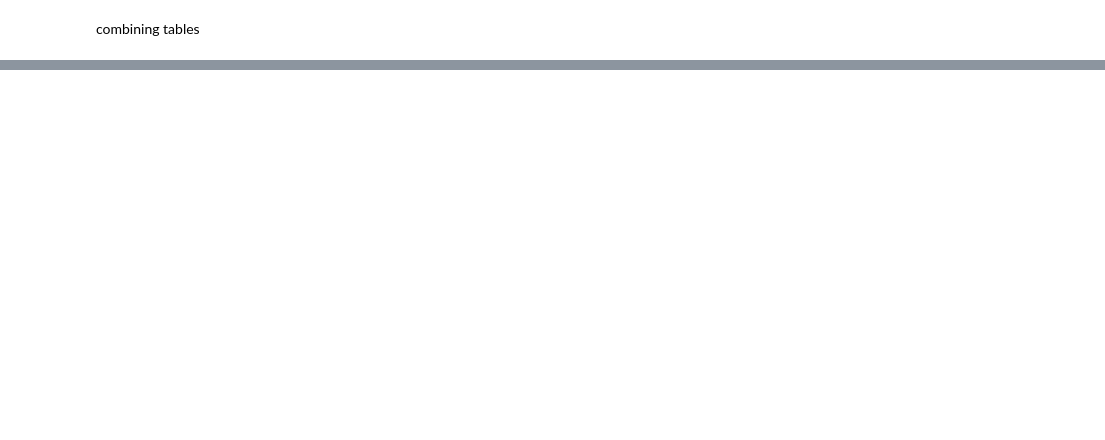
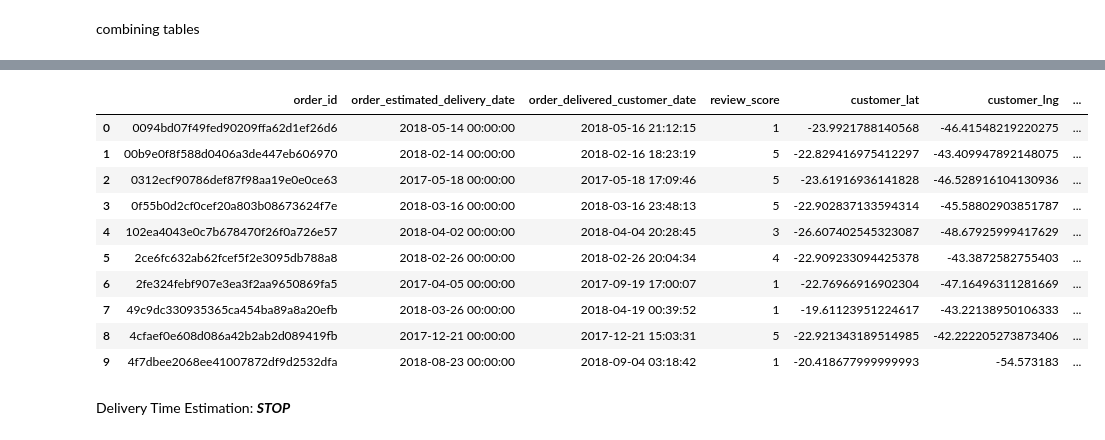
Before and after one commit to NainaAgrawal/ecommerce_sales_analysis, a Jupyter notebook: ecommerceanalysis.ipynb, the cells around one changed output, grey strips where cells are left out. Drawn from its saved outputs; the diff is of its cells as text; code cells hidden in the pictures; blank space fills up the shorter version.

```diff
--- a/ecommerceanalysis.ipynb
+++ b/ecommerceanalysis.ipynb
@@ -381,0 +520,10 @@ hc.sql('''select * from ecommerce limit 2''').toPandas()
+# %%
+distance = []
+for i in tqdm.tqdm(d2.order_id):
+  try:
+    origin = (d2[d2.order_id == i].seller_lat.astype(float), d2[d2.order_id == i].seller_lng.astype(float))  # (latitude, longitude) don't confuse
+    dest = (d2[d2.order_id == i].customer_lat.astype(float), d2[d2.order_id == i].customer_ln.astype(float))
+
+    distance.append(geodesic(origin, dest).kilometers)
+  except:
+    distance.append(np.nan)
@@ -381,0 +550,18 @@ hc.sql('''select * from ecommerce limit 2''').toPandas()
+# %%
+d2['distance'] = distance
+# %%
+d2[:10]
+# %% [output]
+|  | order_id | order_estimated_delivery_date | order_delivered_customer_date | review_score | customer_lat | customer_lng | ... |
+| 0 | 0094bd07f49fed90209ffa62d1ef26d6 | 2018-05-14 00:00:00 | 2018-05-16 21:12:15 | 1 | -23.9921788140568 | -46.41548219220275 | ... |
+| 1 | 00b9e0f8f588d0406a3de447eb606970 | 2018-02-14 00:00:00 | 2018-02-16 18:23:19 | 5 | -22.829416975412297 | -43.409947892148075 | ... |
+| 2 | 0312ecf90786def87f98aa19e0e0ce63 | 2017-05-18 00:00:00 | 2017-05-18 17:09:46 | 5 | -23.61916936141828 | -46.528916104130936 | ... |
+| 3 | 0f55b0d2cf0cef20a803b08673624f7e | 2018-03-16 00:00:00 | 2018-03-16 23:48:13 | 5 | -22.902837133594314 | -45.58802903851787 | ... |
+| 4 | 102ea4043e0c7b678470f26f0a726e57 | 2018-04-02 00:00:00 | 2018-04-04 20:28:45 | 3 | -26.607402545323087 | -48.67925999417629 | ... |
+| 5 | 2ce6fc632ab62fcef5f2e3095db788a8 | 2018-02-26 00:00:00 | 2018-02-26 20:04:34 | 4 | -22.909233094425378 | -43.3872582755403 | ... |
+| 6 | 2fe324febf907e3ea3f2aa9650869fa5 | 2017-04-05 00:00:00 | 2017-09-19 17:00:07 | 1 | -22.76966916902304 | -47.16496311281669 | ... |
+| 7 | 49c9dc330935365ca454ba89a8a20efb | 2018-03-26 00:00:00 | 2018-04-19 00:39:52 | 1 | -19.61123951224617 | -43.22138950106333 | ... |
+| 8 | 4cfaef0e608d086a42b2ab2d089419fb | 2017-12-21 00:00:00 | 2017-12-21 15:03:31 | 5 | -22.921343189514985 | -42.222205273873406 | ... |
+| 9 | 4f7dbee2068ee41007872df9d2532dfa | 2018-08-23 00:00:00 | 2018-09-04 03:18:42 | 1 | -20.418677999999993 | -54.573183 | ... |
+# %% [markdown]
+Delivery Time Estimation: ***STOP***
```
Also changed, not shown: parts of 37 cells of this notebook.
